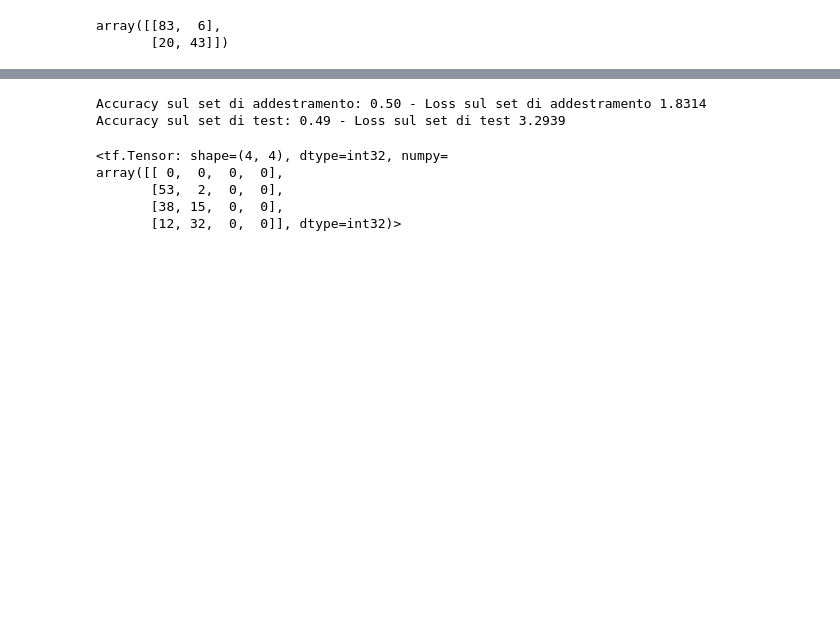
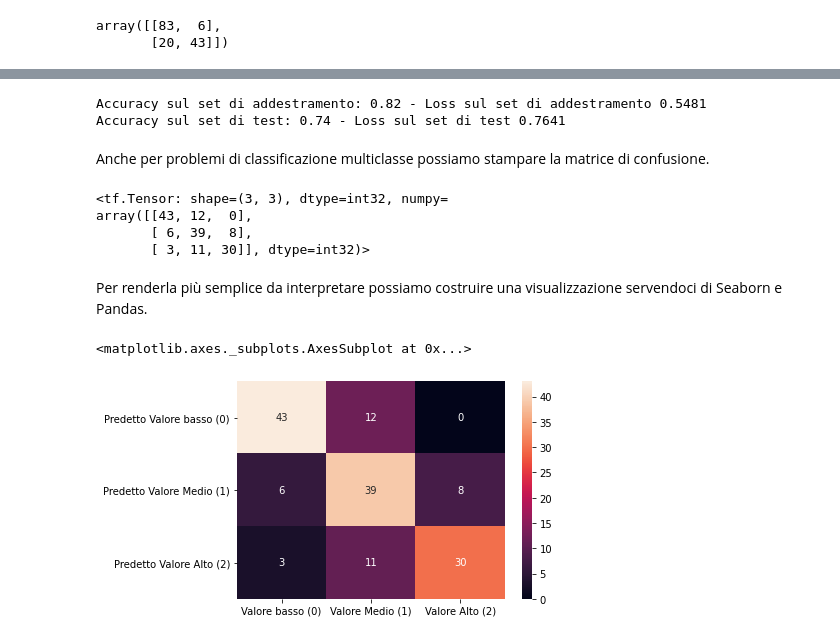
Before and after one commit to ProfAI/tf00, a Jupyter notebook: 3 - Funzioni di costo, attivazione e ottimizzazione/attivazione_costo_metriche.ipynb, the cells around one changed output, grey strips where cells are left out. Drawn from its saved outputs; the diff is of its cells as text; code cells hidden in the pictures; blank space fills up the shorter version.

```diff
--- a/3 - Funzioni di costo, attivazione e ottimizzazione/attivazione_costo_metriche.ipynb
+++ b/3 - Funzioni di costo, attivazione e ottimizzazione/attivazione_costo_metriche.ipynb
@@ -275,4 +270,0 @@ y_test_oh = tf.one_hot(y_test, 3).numpy()
-# %%
-ss = StandardScaler()
-X_train = ss.fit_transform(X_train)
-X_test = ss.transform(X_test)
@@ -280,7 +274,8 @@ X_test = ss.transform(X_test)
 regularizer = keras.regularizers.L1L2(l1=0.01, l2=0.1)
 
 model = keras.models.Sequential([
-    keras.layers.Dense(64, input_shape=[X.shape[1]], activation="relu"),
-    keras.layers.Dense(64, input_shape=[X.shape[1]], activation="relu"),
-    keras.layers.Dense(3, input_shape=[X.shape[1]], activation="softmax"),
+    keras.layers.Dense(64, input_shape=[X.shape[1]], activation="relu", kernel_regularizer=regularizer),
+    keras.layers.Dense(64, activation="relu", kernel_regularizer=regularizer),
+    keras.layers.Dense(32, activation="relu"),
+    keras.layers.Dense(3, activation="softmax"),
 ])
@@ -287,5 +284,5 @@ model = keras.models.Sequential([
 # %%
 model.compile(optimizer="adam", loss="categorical_crossentropy", metrics=["accuracy"])
-model.fit(X_train, y_train_oh, epochs=100)
+model.fit(X_train, y_multi_train_oh, epochs=100)
 # %% [output]
 Epoch 1/100
@@ -308,17 +305,31 @@ Epoch 100/100
 <tensorflow.python.keras.callbacks.History at 0x...>
 # %%
-metrics_train = model.evaluate(X_train, y_train_oh, verbose=0)
-metrics_test = model.evaluate(X_test, y_test_oh, verbose=0)
+metrics_train = model.evaluate(X_train, y_multi_train_oh, verbose=0)
+metrics_test = model.evaluate(X_test, y_multi_test_oh, verbose=0)
 print("Accuracy sul set di addestramento: %.2f - Loss sul set di addestramento %.4f" % (metrics_train[1], metrics_train[0]))
 print("Accuracy sul set di test: %.2f - Loss sul set di test %.4f" % (metrics_test[1], metrics_test[0]))
 # %% [output]
-Accuracy sul set di addestramento: 0.50 - Loss sul set di addestramento 1.8314
-Accuracy sul set di test: 0.49 - Loss sul set di test 3.2939
+Accuracy sul set di addestramento: 0.82 - Loss sul set di addestramento 0.5481
+Accuracy sul set di test: 0.74 - Loss sul set di test 0.7641
-# %%
-tf.math.confusion_matrix(y_test, y_pred)
-# %% [output]
-<tf.Tensor: shape=(4, 4), dtype=int32, numpy=
-array([[ 0,  0,  0,  0],
-       [53,  2,  0,  0],
-       [38, 15,  0,  0],
-       [12, 32,  0,  0]], dtype=int32)>
+# %% [markdown]
+Anche per problemi di classificazione multiclasse possiamo stampare la matrice di confusione.
+# %%
+y_pred = np.argmax(model.predict(X_test), axis=-1)
+cm = tf.math.confusion_matrix(y_multi_test, y_pred)
+cm
+# %% [output]
+<tf.Tensor: shape=(3, 3), dtype=int32, numpy=
+array([[43, 12,  0],
+       [ 6, 39,  8],
+       [ 3, 11, 30]], dtype=int32)>
+# %% [markdown]
+Per renderla più semplice da interpretare possiamo costruire una visualizzazione servendoci di Seaborn e Pandas.
+# %%
+from seaborn import heatmap
+
+df_cm = pd.DataFrame(cm.numpy(), index = ["Predetto Valore basso (0)","Predetto Valore Medio (1)", "Predetto Valore Alto (2)"],
+                  columns = ["Valore basso (0)","Valore Medio (1)", "Valore Alto (2)"])
+heatmap(df_cm, annot=True)
+# %% [output]
+<matplotlib.axes._subplots.AxesSubplot at 0x...>
+[figure, added]
```
Also changed, not shown: parts of 49 cells of this notebook.
